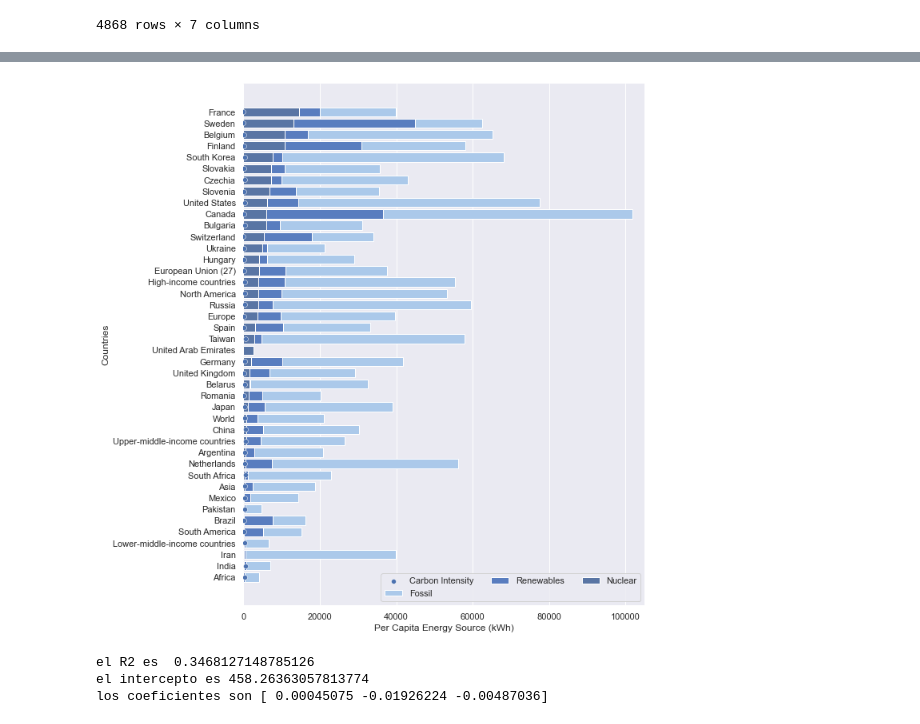
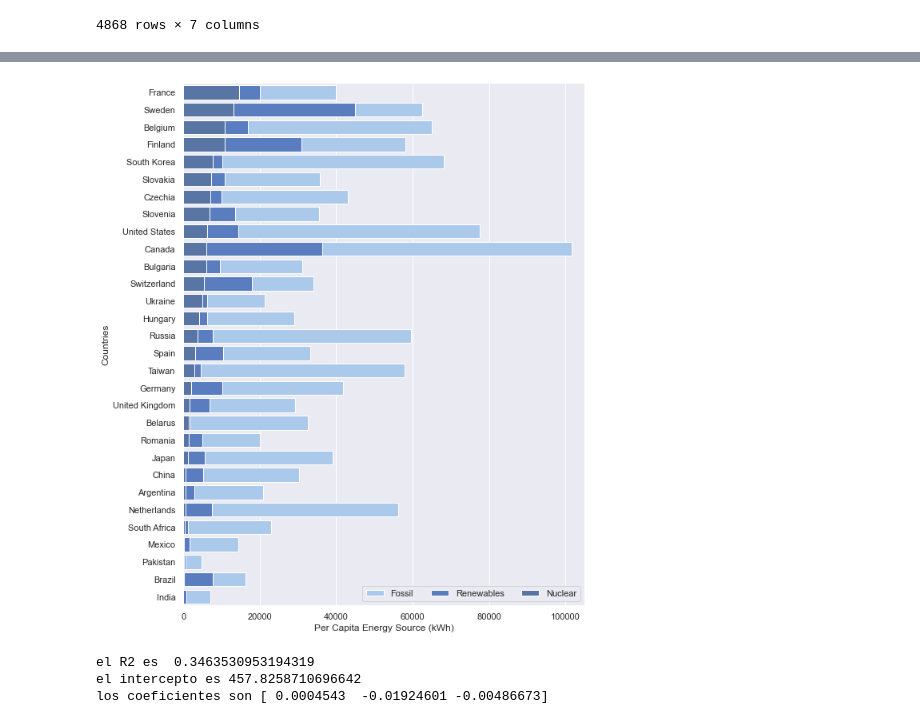
Before and after one commit to bindertomas/Portafolio, a Jupyter notebook: Energy and carbon intensity/energia.ipynb, the cells around one changed output, grey strips where cells are left out. Drawn from its saved outputs; the diff is of its cells as text; code cells hidden in the pictures.

```diff
--- a/Energy and carbon intensity/energia.ipynb
+++ b/Energy and carbon intensity/energia.ipynb
@@ -25,8 +28,13 @@ df3
 | 4867 | World | OWID_WRL | 2021 | 17272.259766 | 892.873535 | 2827.960449 | ... |
 4868 rows × 7 columns
 # %%
+#renombramos el nombre de las columnas para que sean más fáciles de operar
 df3 = df3.rename(columns = {'Fossil fuels per capita (kWh)':'Fossil','Nuclear per capita (kWh - equivalent)':'Nuclear','Renewables per capita (kWh - equivalent)':'Renewables','Carbon intensity of electricity (gCO2/kWh)':'Carbon Intensity'})
-
+#eliminamos las filas vacias de Carbon Intensity
+df3 = df3.dropna(axis=0, subset='Carbon Intensity')
+#eliminamos también todas las entidades que no son paises, puesto que repiten la información de los paises (son los que no tienen Code + World).
+df3 = df3.dropna(axis=0, subset='Code')
+df3 = df3.drop(df3.query("Entity==['World']").index)
 df3
 # %% [output]
 |  | Entity | Code | Year | Fossil | Nuclear | Renewables | Carbon Intensity |
@@ -83,19 +103,20 @@ See the caveats in the documentation: https://pandas.pydata.org/pandas-docs/stab
 # %%
 
 f, ax = plt.subplots(figsize=(9, 12))
 sns.set_color_codes('pastel')
 sns.barplot(x="FossilAC", y="Entity", data=df2021,label="Fossil", color="b")
 sns.set_color_codes("muted")
 sns.barplot(x="RenewablesAC", y="Entity", data=df2021,label="Renewables", color="b")
 sns.set_color_codes("deep")
 sns.barplot(x="Nuclear", y="Entity", data=df2021,label="Nuclear", color="b")
-sns.scatterplot(x="Carbon Intensity", y='Entity', data=df2021,label='Carbon Intensity',)
+#sns.scatterplot(x="Carbon Intensity", y='Entity', data=df2021,label='Carbon Intensity',)
 ax.legend(ncol=3, loc="lower right", frameon=True)
 ax.set(xlim=(0, 105000), ylabel="Countries",xlabel="Per Capita Energy Source (kWh)")
 sns.despine(left=True, bottom=True)
 # %% [output]
-[figure, old version]
+[figure, new version]
 # %%
+#Realizamos el primer modelo sin normalizar los datos.
 from sklearn.linear_model import LinearRegression
 
 df3 = df3.dropna()
@@ -108,6 +129,6 @@ print(f"el R2 es  {r_sq}")
 print(f"el intercepto es {model.intercept_}")
 print(f"los coeficientes son {model.coef_}")
 # %% [output]
-el R2 es  0.3468127148785126
-el intercepto es 458.26363057813774
-los coeficientes son [ 0.00045075 -0.01926224 -0.00487036]
+el R2 es  0.3463530953194319
+el intercepto es 457.8258710696642
+los coeficientes son [ 0.0004543  -0.01924601 -0.00486673]
```
Also changed, not shown: parts of 12 cells of this notebook.
